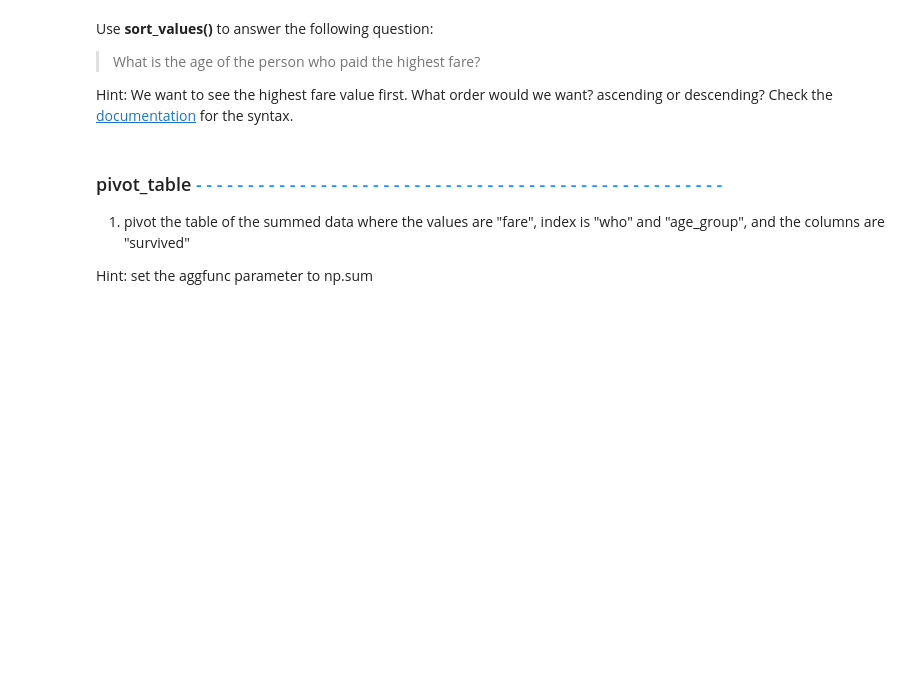
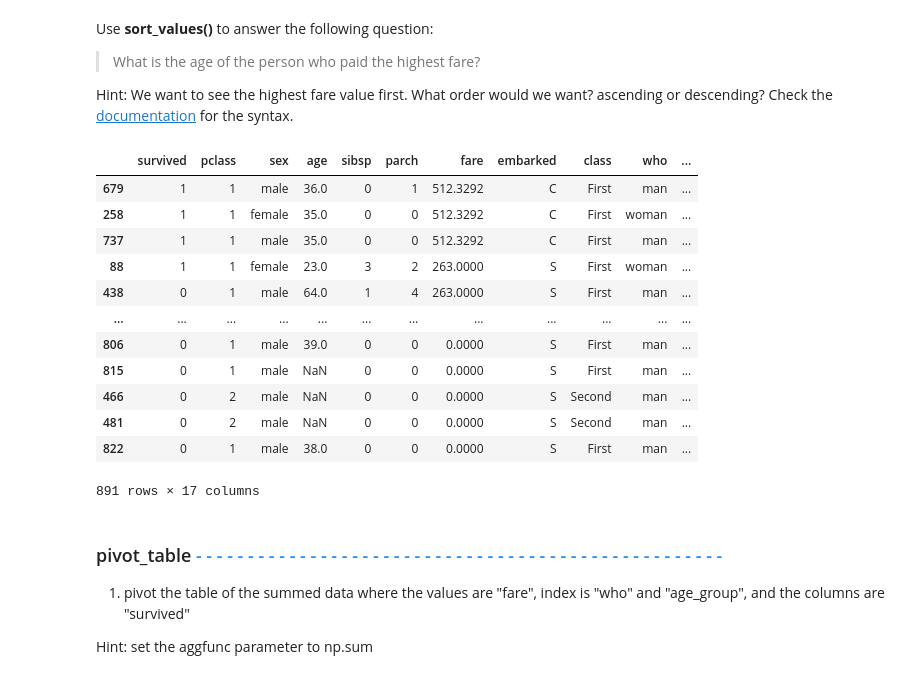
Before and after one commit to isaacevans010/data-analysis-projects, a Jupyter notebook: data-manipulation/exercises/DataManipulationWorkbook.ipynb, the cells around one changed output. Saved outputs shown, nothing was run; the diff lists cells and outputs as text; code cells hidden in the pictures; blank space fills up the shorter version.

```diff
--- a/data-manipulation/exercises/DataManipulationWorkbook.ipynb
+++ b/data-manipulation/exercises/DataManipulationWorkbook.ipynb
@@ -7,7 +7,6 @@ import pandas as pd
 import numpy as np
 
 data= pd.read_csv("titanic.csv")
-data = data.select_dtypes(include='number')
 # %% [markdown]
 ## Before You Get Started
 
@@ -379,3 +376,13 @@ We can also use functions to update values.
 1. Create a function that will set the alive values as bools. Apply it to your table and run your table here:
 # %%
 # Code your function here:
+def alive_bools(data):
+    alive = data['alive']
+
+    if alive == "True":
+        return True
+    if alive == "False":
+        return False
+
+data["alive"] = data.apply(alive_bools, axis=1)
+print(data["alive_bools"])
@@ -390,2 +416,34 @@ Sometimes you might want to create a new column based on combining multiple colu
 # %%
 # Code the new "age_group" column function here:
+def age_group(data):
+    age = data["age"]
+    if 'age' < 20:
+        return '0-19'
+    elif 'age' < 30:
+        return '20-29'
+    elif 'age' < 40:
+        return '30-39'
+    elif 'age' < 50:
+        return '40-49'
+    elif 'age' < 60:
+        return '50-59'
+    elif 'age' < 70:
+        return '60-69'
+    elif 'age' <= 80:
+        return '70-80'
+
+print(data['age_group'])
+
+'''conditions = [
+    (data['age'] > 20),
+    (data['age'] > 30),
+    (data['age'] > 40),
+    (data['age'] > 50),
+    (data['age'] > 60),
+    (data['age'] > 70),
+    (data['age'] >= 80)
+]
+values = ['0-19','20-29','30-39','40-49','50-59','60-69','70-80']
+data['age_group'] = np.select(conditions,values, default = int)
+age_group = data['age_group']
+age_group.head()'''
@@ -404,9 +476,23 @@ Use **sort_values()** to answer the following question:
 Hint: We want to see the highest fare value first. What order would we want? ascending or descending?  Check the [documentation](https://pandas.pydata.org/docs/reference/api/pandas.DataFrame.sort_values.html?highlight=sort_values#pandas.DataFrame.sort_values) for the syntax.
 # %%
 # Code your sort_values here:
-
+data.sort_values(by = "fare", ascending = False)
 
 # Run your table here:
+# %% [output]
+|  | survived | pclass | sex | age | sibsp | parch | fare | embarked | class | who | ... |
+| 679 | 1 | 1 | male | 36.0 | 0 | 1 | 512.3292 | C | First | man | ... |
+| 258 | 1 | 1 | female | 35.0 | 0 | 0 | 512.3292 | C | First | woman | ... |
+| 737 | 1 | 1 | male | 35.0 | 0 | 0 | 512.3292 | C | First | man | ... |
+| 88 | 1 | 1 | female | 23.0 | 3 | 2 | 263.0000 | S | First | woman | ... |
+| 438 | 0 | 1 | male | 64.0 | 1 | 4 | 263.0000 | S | First | man | ... |
+| ... | ... | ... | ... | ... | ... | ... | ... | ... | ... | ... | ... |
+| 806 | 0 | 1 | male | 39.0 | 0 | 0 | 0.0000 | S | First | man | ... |
+| 815 | 0 | 1 | male | NaN | 0 | 0 | 0.0000 | S | First | man | ... |
+| 466 | 0 | 2 | male | NaN | 0 | 0 | 0.0000 | S | Second | man | ... |
+| 481 | 0 | 2 | male | NaN | 0 | 0 | 0.0000 | S | Second | man | ... |
+| 822 | 0 | 1 | male | 38.0 | 0 | 0 | 0.0000 | S | First | man | ... |
+891 rows × 17 columns
 # %% [markdown]
 ### pivot_table <span style="color:dodgerblue;"> - - - - - - - - - - - - - - - - - - - - - - - - - - - - - - - - - - - - - - - - - - - - - - - - - - - </span>
 1. pivot the table of the summed data where the values are "fare", index is "who" and "age_group", and the columns are "survived"
```
Also changed, not shown: parts of 5 cells of this notebook.
